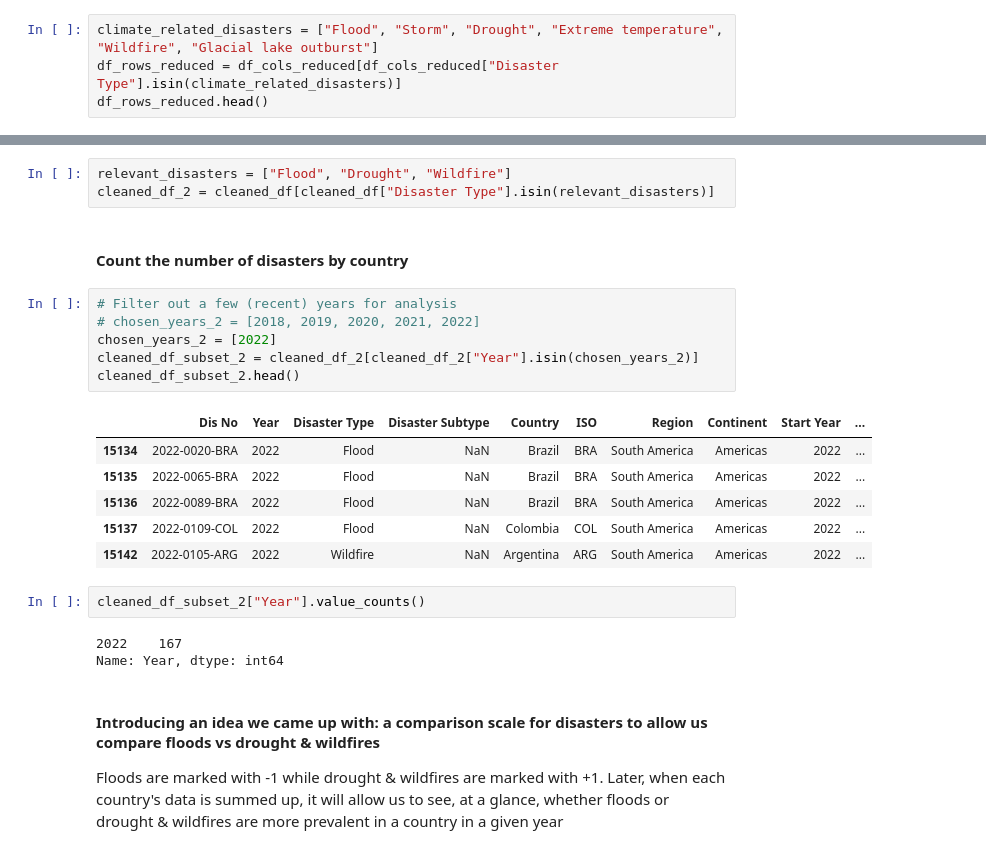
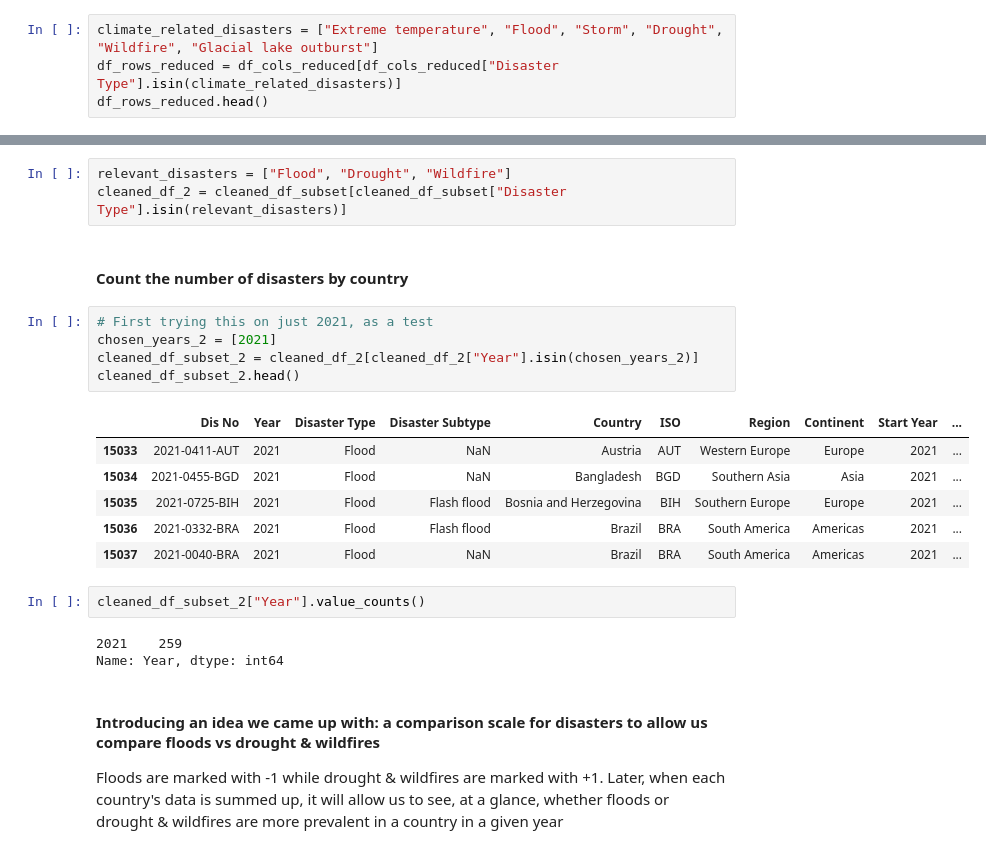
Before and after one commit to NLSanyu/CA682-Data-Visualization, a Jupyter notebook: EM-DAT Data Exploration.ipynb, the cells around one changed output, grey strips where cells are left out. Drawn from its saved outputs; the diff is of its cells as text.

```diff
--- a/EM-DAT Data Exploration.ipynb
+++ b/EM-DAT Data Exploration.ipynb
@@ -167,5 +168,5 @@ dtype: int64
 # %%
-climate_related_disasters = ["Flood", "Storm", "Drought", "Extreme temperature", "Wildfire", "Glacial lake outburst"]
+climate_related_disasters = ["Extreme temperature", "Flood", "Storm", "Drought", "Wildfire", "Glacial lake outburst"]
 df_rows_reduced = df_cols_reduced[df_cols_reduced["Disaster Type"].isin(climate_related_disasters)]
 df_rows_reduced.head()
 # %% [output]
@@ -335,26 +281,25 @@ fig.show()
 #### Remove rows with disasters that are not relevant to our Fire vs Flood visualization (i.e anything other than Flood, Wildfire and Drought)
 # %%
 relevant_disasters = ["Flood", "Drought", "Wildfire"]
-cleaned_df_2 = cleaned_df[cleaned_df["Disaster Type"].isin(relevant_disasters)]
+cleaned_df_2 = cleaned_df_subset[cleaned_df_subset["Disaster Type"].isin(relevant_disasters)]
 # %% [markdown]
 #### Count the number of disasters by country
 # %%
-# Filter out a few (recent) years for analysis
-# chosen_years_2 = [2018, 2019, 2020, 2021, 2022]
-chosen_years_2 = [2022]
+# First trying this on just 2021, as a test
+chosen_years_2 = [2021]
 cleaned_df_subset_2 = cleaned_df_2[cleaned_df_2["Year"].isin(chosen_years_2)]
 cleaned_df_subset_2.head()
 # %% [output]
 |  | Dis No | Year | Disaster Type | Disaster Subtype | Country | ISO | Region | Continent | Start Year | ... |
-| 15134 | 2022-0020-BRA | 2022 | Flood | NaN | Brazil | BRA | South America | Americas | 2022 | ... |
-| 15135 | 2022-0065-BRA | 2022 | Flood | NaN | Brazil | BRA | South America | Americas | 2022 | ... |
-| 15136 | 2022-0089-BRA | 2022 | Flood | NaN | Brazil | BRA | South America | Americas | 2022 | ... |
-| 15137 | 2022-0109-COL | 2022 | Flood | NaN | Colombia | COL | South America | Americas | 2022 | ... |
-| 15142 | 2022-0105-ARG | 2022 | Wildfire | NaN | Argentina | ARG | South America | Americas | 2022 | ... |
+| 15033 | 2021-0411-AUT | 2021 | Flood | NaN | Austria | AUT | Western Europe | Europe | 2021 | ... |
+| 15034 | 2021-0455-BGD | 2021 | Flood | NaN | Bangladesh | BGD | Southern Asia | Asia | 2021 | ... |
+| 15035 | 2021-0725-BIH | 2021 | Flood | Flash flood | Bosnia and Herzegovina | BIH | Southern Europe | Europe | 2021 | ... |
+| 15036 | 2021-0332-BRA | 2021 | Flood | Flash flood | Brazil | BRA | South America | Americas | 2021 | ... |
+| 15037 | 2021-0040-BRA | 2021 | Flood | NaN | Brazil | BRA | South America | Americas | 2021 | ... |
 # %%
 cleaned_df_subset_2["Year"].value_counts()
 # %% [output]
-2022    167
+2021    259
 Name: Year, dtype: int64
 # %% [markdown]
 #### Introducing an idea we came up with: a comparison scale for disasters to allow us compare floods vs drought & wildfires
```
Also changed, not shown: parts of 46 cells of this notebook.
